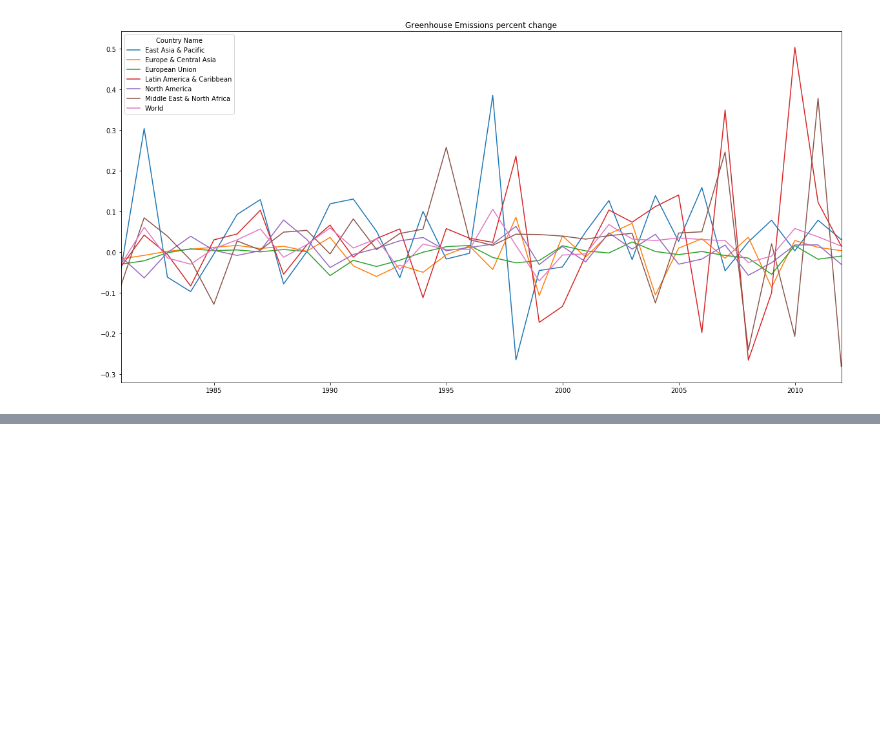
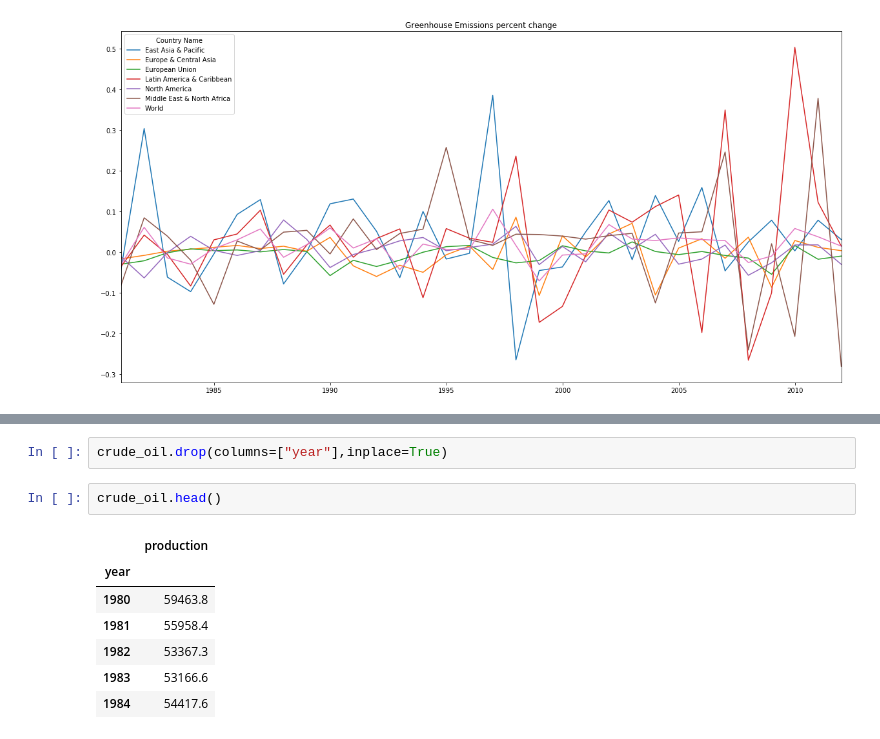
Before and after one commit to hageslel/project_one, a Jupyter notebook: GDP_GreengasEmissions.ipynb, the cells around one changed output, grey strips where cells are left out. Cells and saved outputs as stored; diff of their text form; blank space fills up the shorter version.

```diff
--- a/GDP_GreengasEmissions.ipynb
+++ b/GDP_GreengasEmissions.ipynb
@@ -107,0 +157,12 @@ Emissions_growth.plot(figsize=(20, 10), title="Greenhouse Emissions percent chan
+# %%
+crude_oil.drop(columns=["year"],inplace=True)
+# %%
+crude_oil.head()
+# %% [output]
+|  | production |
+| year |  |
+| 1980 | 59463.8 |
+| 1981 | 55958.4 |
+| 1982 | 53367.3 |
+| 1983 | 53166.6 |
+| 1984 | 54417.6 |
```
Also changed, not shown: parts of 10 cells of this notebook.
